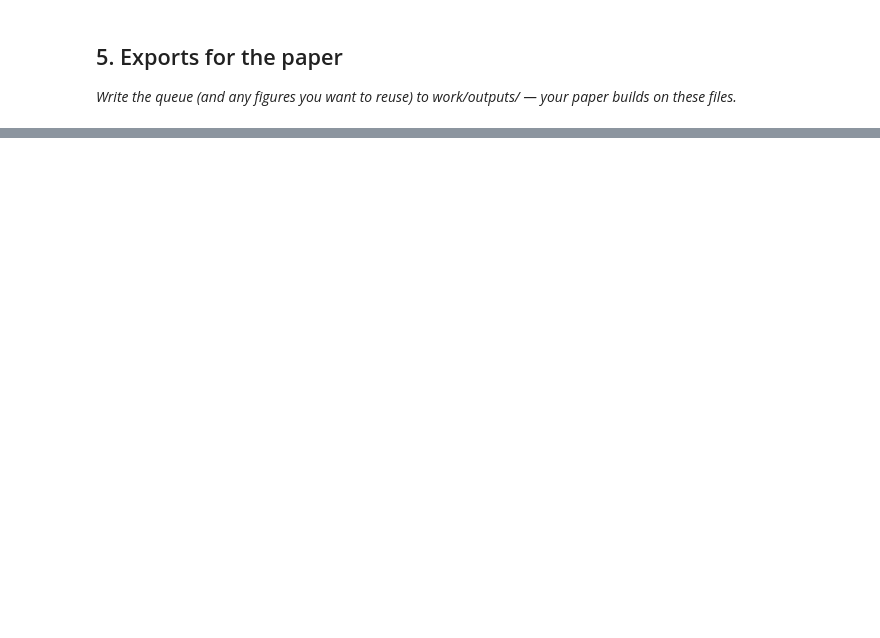
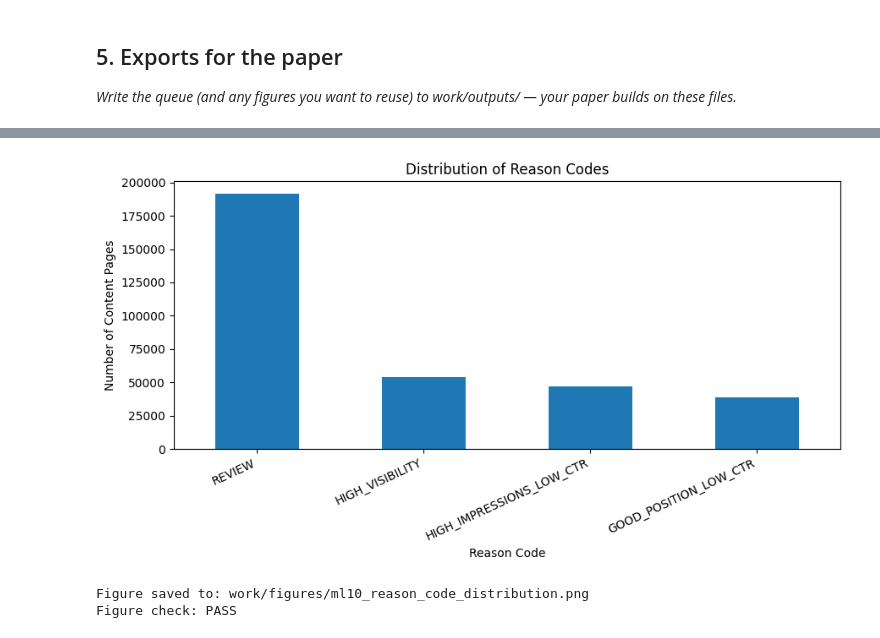
Before and after one commit to shefiramarizcha62-sudo/flyrank-ml-portfolio, a Jupyter notebook: work/notebooks/w07_action_playbook.ipynb, the cells around one changed output, grey strips where cells are left out. Cells and saved outputs as stored; diff of their text form; code cells hidden in the pictures; blank space fills up the shorter version.

```diff
--- a/work/notebooks/w07_action_playbook.ipynb
+++ b/work/notebooks/w07_action_playbook.ipynb
@@ -43,0 +739,25 @@ This skeleton is yours to fill. Work the sections **in order** — each one has
+# %%
+# Figure 2: Reason code distribution
+import matplotlib.pyplot as plt
+
+reason_counts = queue["reason_code"].value_counts()
+
+plt.figure(figsize=(9, 5))
+reason_counts.plot(kind="bar")
+
+plt.title("Distribution of Reason Codes")
+plt.xlabel("Reason Code")
+plt.ylabel("Number of Content Pages")
+plt.xticks(rotation=25, ha="right")
+plt.tight_layout()
+
+reason_figure_path = figure_dir / "ml10_reason_code_distribution.png"
+plt.savefig(reason_figure_path, dpi=300, bbox_inches="tight")
+plt.show()
+
+print("Figure saved to:", reason_figure_path)
+print("Figure check: PASS")
+# %% [output]
+[figure, added]
+Figure saved to: work/figures/ml10_reason_code_distribution.png
+Figure check: PASS
```
Also changed, not shown: parts of 22 cells of this notebook.
